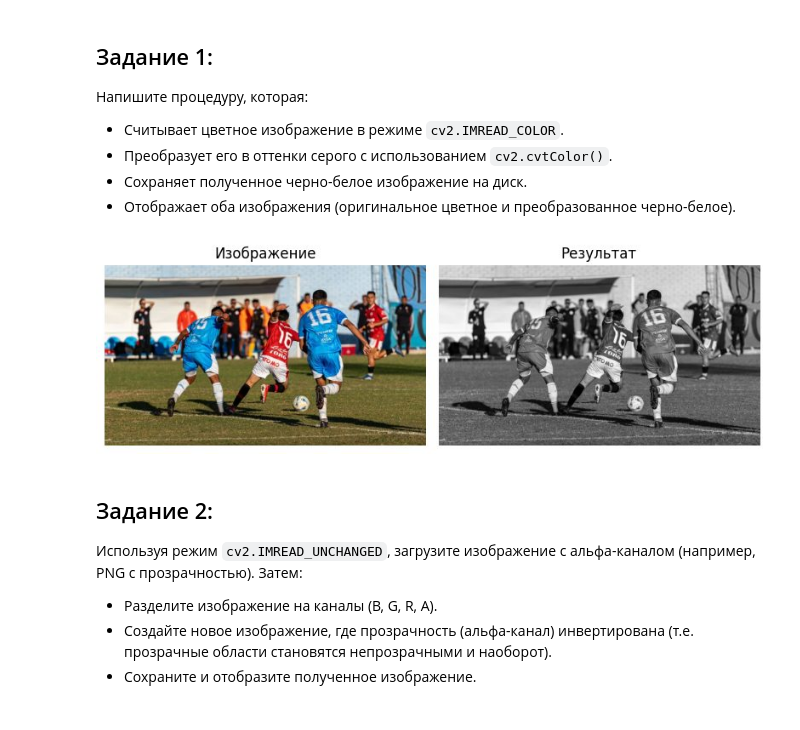
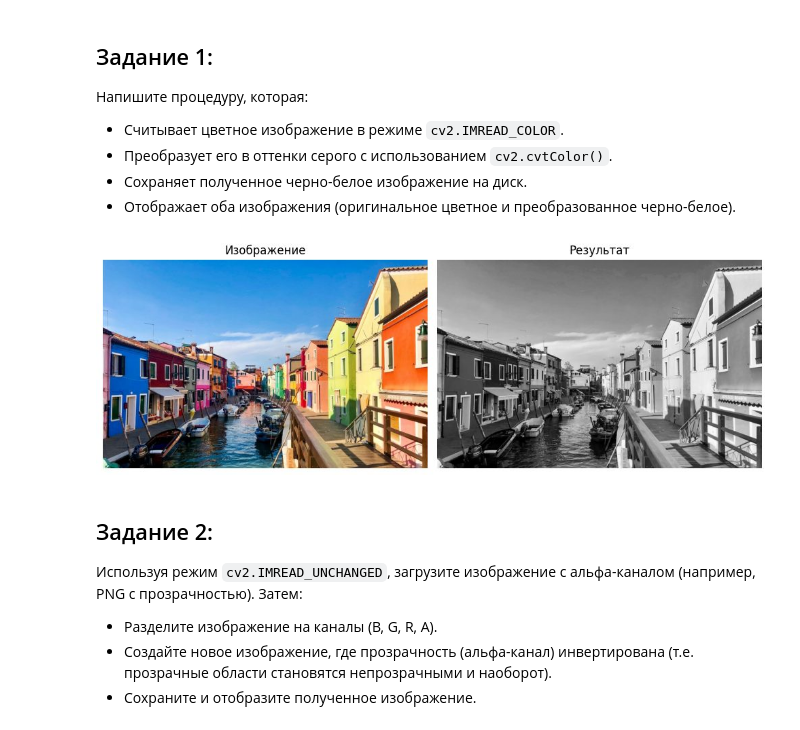
Before and after one commit to German121/image_processing, a Jupyter notebook: Задание 1/1A.ipynb, the cells around one changed output. Saved outputs shown, nothing was run; the diff lists cells and outputs as text; code cells hidden in the pictures.

```diff
--- a/Задание 1/1A.ipynb
+++ b/Задание 1/1A.ipynb
@@ -13,33 +13,33 @@
 # %%
 from pathlib import Path
 from urllib.request import Request, urlopen
 import tempfile
 import cv2
 import numpy as np
 import matplotlib.pyplot as plt
 
 workdir = tempfile.TemporaryDirectory()
 files = Path(workdir.name)
-url = 'https://images.pexels.com/photos/31605997/pexels-photo-31605997.jpeg?auto=compress&cs=tinysrgb&w=960'
+url = 'https://images.unsplash.com/photo-1596449971485-15d710844a57?auto=format&fit=max&w=900&q=90'
 request = Request(url, headers={'User-Agent': 'ImageProcessingCourse/1.0'})
 with urlopen(request, timeout=30) as response:
     buffer = np.frombuffer(response.read(), dtype=np.uint8)
 cv2.imwrite(str(files / 'image1.jpg'), cv2.imdecode(buffer, cv2.IMREAD_COLOR))
 image1 = cv2.imread(str(files / 'image1.jpg'), cv2.IMREAD_COLOR)
 gray = cv2.cvtColor(image1, cv2.COLOR_BGR2GRAY)
 cv2.imwrite(str(files / 'gray.png'), gray)
 
-fig, axes = plt.subplots(1, 2, figsize=(8, 5))
+fig, axes = plt.subplots(1, 2, figsize=(10, 5))
 axes[0].imshow(cv2.cvtColor(image1, cv2.COLOR_BGR2RGB))
 axes[1].imshow(gray, cmap='gray', vmin=0, vmax=255)
 for ax, title in zip(axes, ['Изображение', 'Результат']):
     ax.set_title(title)
     ax.axis('off')
 fig.tight_layout()
 plt.show()
 plt.close(fig)
 # %% [output]
-[figure, old version]
+[figure, new version]
 # %% [markdown]
 ## Задание 2:
 Используя режим `cv2.IMREAD_UNCHANGED`, загрузите изображение с альфа-каналом (например, PNG с прозрачностью). Затем:
```
Also changed, not shown: parts of 8 cells of this notebook.
